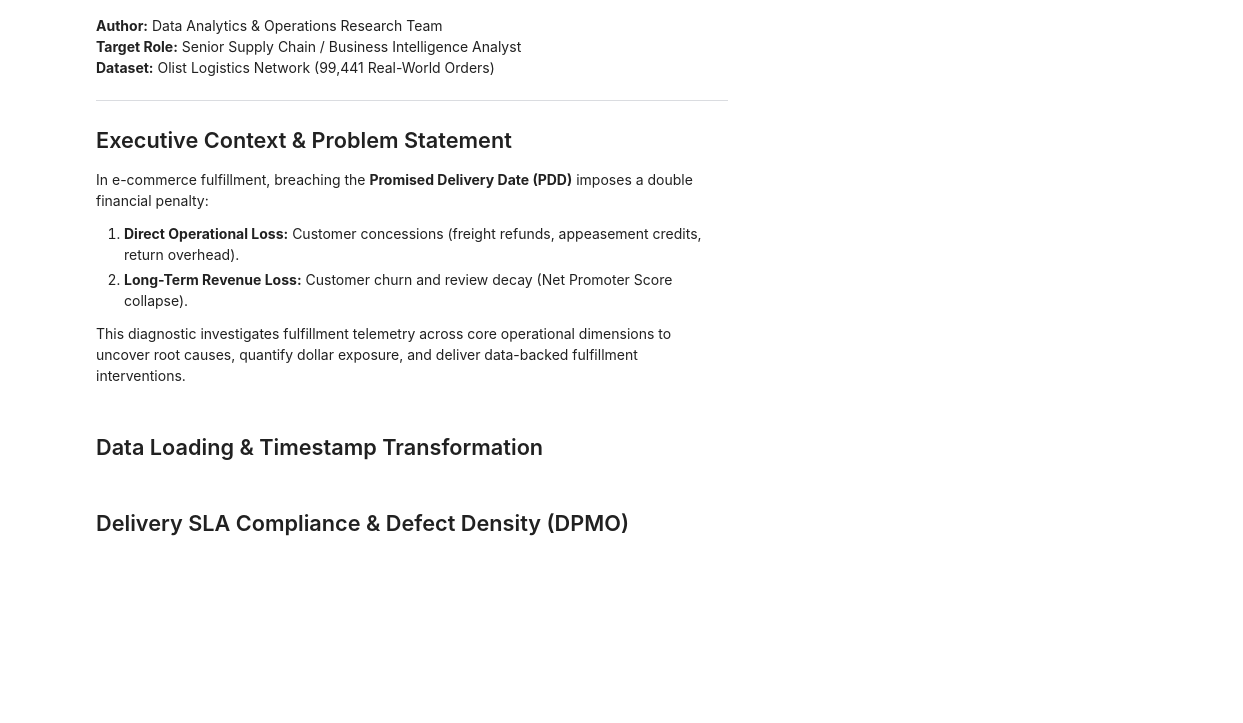
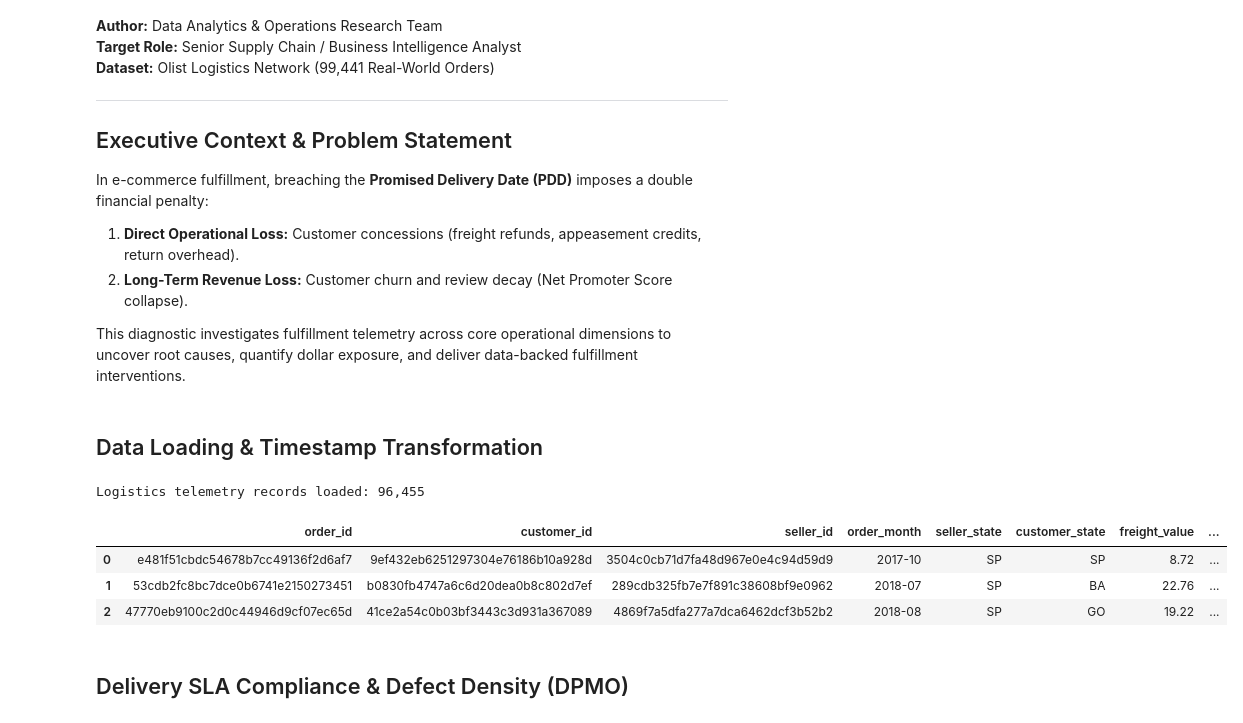
Before and after one commit to anushreegopalakrishnan06-arch/supply-chain-sla-analytics, a Jupyter notebook: notebooks/supply_chain_analysis.ipynb, the cells around one changed output. Saved outputs shown, nothing was run; the diff lists cells and outputs as text; code cells hidden in the pictures; blank space fills up the shorter version.

Commit message:
update data samples and execute diagnostic notebook

```diff
--- a/notebooks/supply_chain_analysis.ipynb
+++ b/notebooks/supply_chain_analysis.ipynb
@@ -18,28 +18,36 @@ This diagnostic investigates fulfillment telemetry across core operational dimen
 # %%
 import os
 import numpy as np
 import pandas as pd
 import matplotlib.pyplot as plt
 import seaborn as sns
 
 plt.style.use('seaborn-v0_8-whitegrid')
 plt.rcParams['figure.figsize'] = (12, 6)
 plt.rcParams['font.size'] = 11
 
 DATA_PATH = os.path.join("..", "data", "orders_fulfillment_bi.csv")
+if not os.path.exists(DATA_PATH):
+    DATA_PATH = os.path.join("..", "data", "sample_orders_fulfillment.csv")
 df = pd.read_csv(DATA_PATH)
 
 date_cols = [
     'order_purchase_timestamp', 'order_approved_at',
     'order_delivered_carrier_date', 'order_delivered_customer_date',
     'order_estimated_delivery_date'
 ]
 for col in date_cols:
     if col in df.columns:
         df[col] = pd.to_datetime(df[col])
 
 print(f"Logistics telemetry records loaded: {len(df):,}")
 df.head(3)
+# %% [output]
+Logistics telemetry records loaded: 96,455
+|  | order_id | customer_id | seller_id | order_month | seller_state | customer_state | freight_value | ... |
+| 0 | e481f51cbdc54678b7cc49136f2d6af7 | 9ef432eb6251297304e76186b10a928d | 3504c0cb71d7fa48d967e0e4c94d59d9 | 2017-10 | SP | SP | 8.72 | ... |
+| 1 | 53cdb2fc8bc7dce0b6741e2150273451 | b0830fb4747a6c6d20dea0b8c802d7ef | 289cdb325fb7e7f891c38608bf9e0962 | 2018-07 | SP | BA | 22.76 | ... |
+| 2 | 47770eb9100c2d0c44946d9cf07ec65d | 41ce2a54c0b03bf3443c3d931a367089 | 4869f7a5dfa277a7dca6462dcf3b52b2 | 2018-08 | SP | GO | 19.22 | ... |
 # %% [markdown]
 ## Delivery SLA Compliance & Defect Density (DPMO)
 # %%
```
Also changed, not shown: parts of 7 cells of this notebook, 3 other files.
